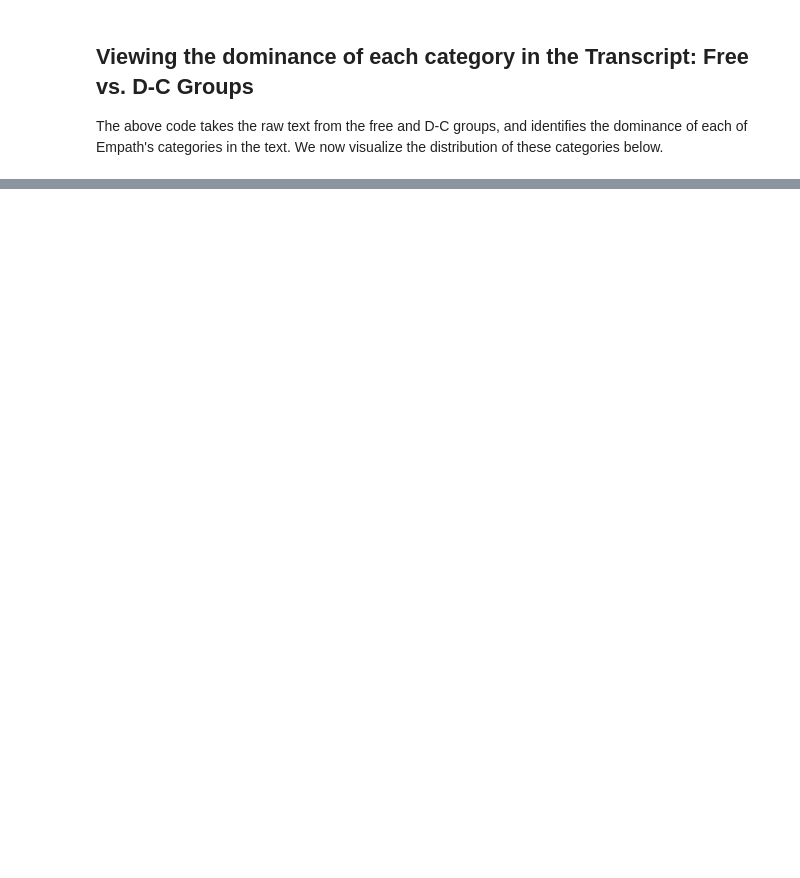
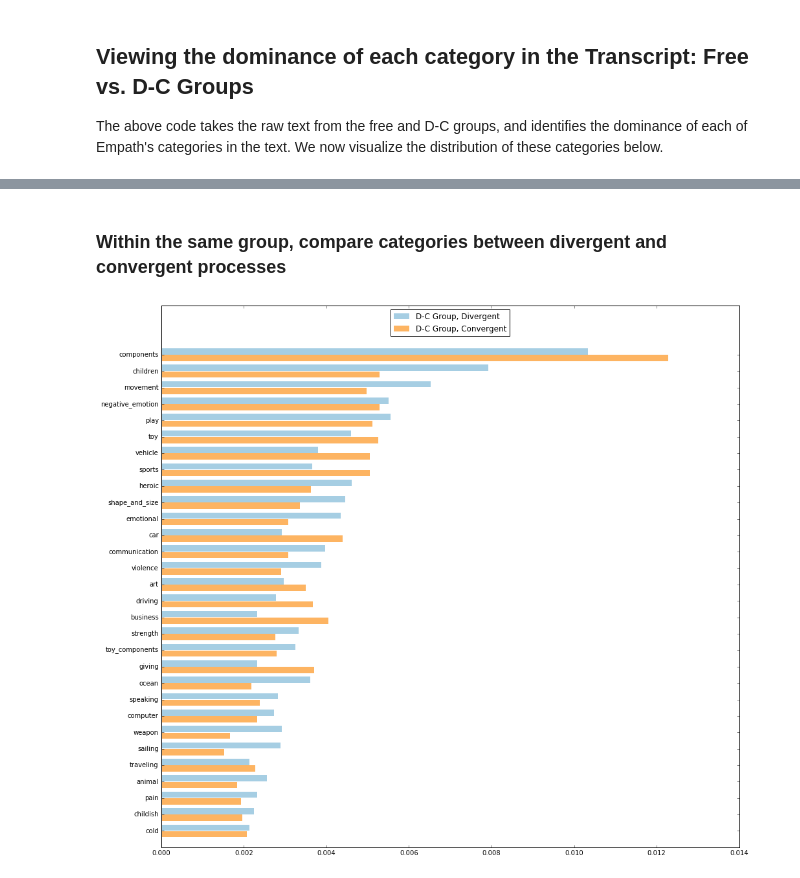
Before and after one commit to senthilchandrasegaran/jupyter-notebooks, a Jupyter notebook: brainstorming-viz/Empath Analysis -- Concept Discussion.ipynb, the cells around one changed output, grey strips where cells are left out. Saved outputs shown, nothing was run; the diff lists cells and outputs as text; code cells hidden in the pictures; blank space fills up the shorter version.

```diff
--- a/brainstorming-viz/Empath Analysis -- Concept Discussion.ipynb
+++ b/brainstorming-viz/Empath Analysis -- Concept Discussion.ipynb
@@ -156,0 +247,6 @@ Populating the interactive namespace from numpy and matplotlib
+# %% [markdown]
+### Within the same group, compare categories between divergent and convergent processes
+# %%
+compare_cats(group2_div_categories, "D-C Group, Divergent", group2_conv_categories, "D-C Group, Convergent", 30)
+# %% [output]
+[figure, added]
```
Also changed, not shown: parts of 14 cells of this notebook, 2 other files.
